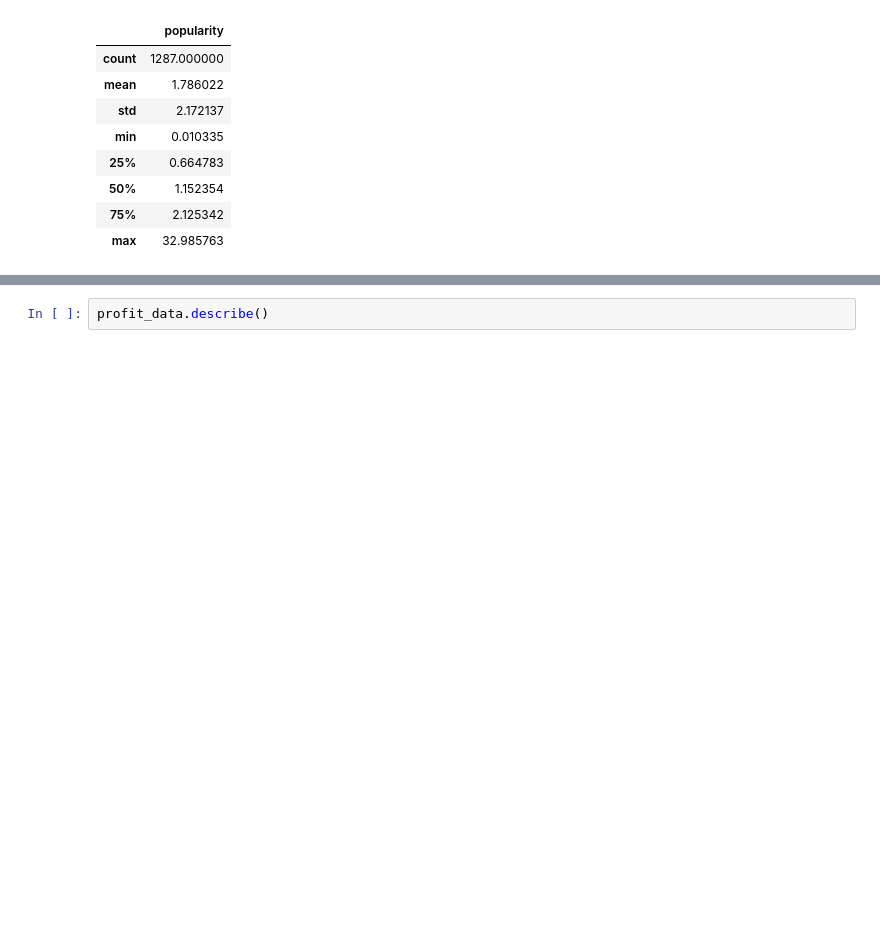
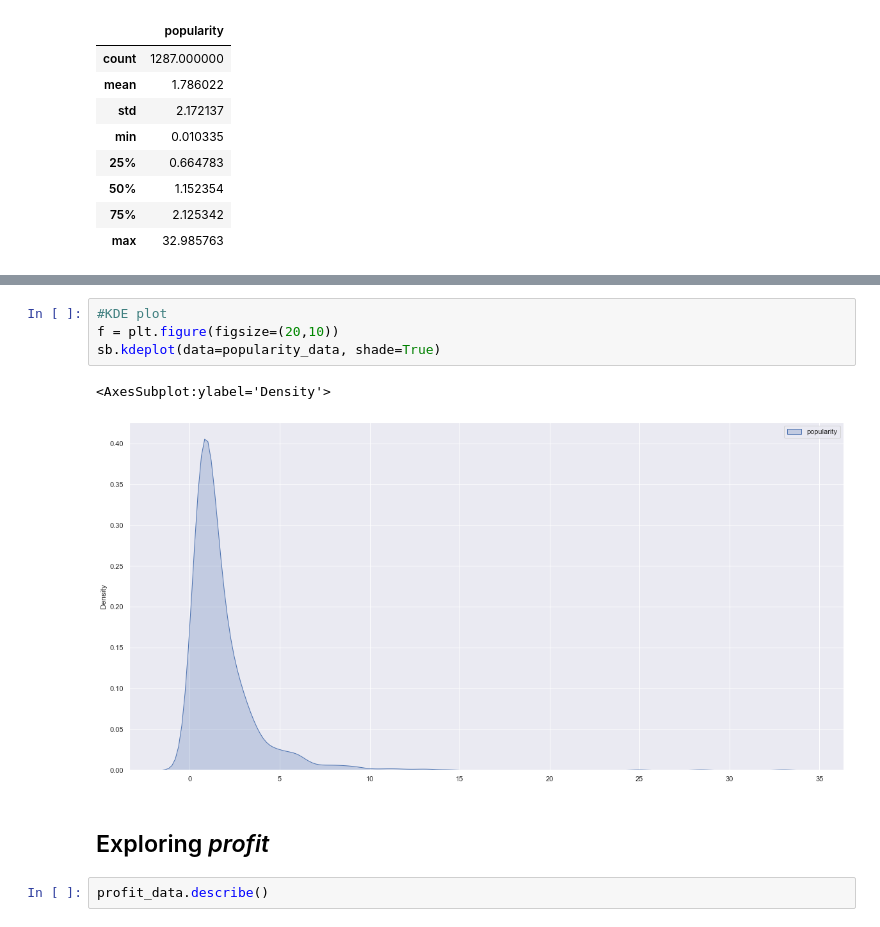
Before and after one commit to liekzhe/SC1015mini_project, a Jupyter notebook: EDA.ipynb, the cells around one changed output, grey strips where cells are left out. Drawn from its saved outputs; the diff is of its cells as text; blank space fills up the shorter version.

```diff
--- a/EDA.ipynb
+++ b/EDA.ipynb
@@ -50,3 +63,12 @@ popularity_data.describe()
+# %%
+#KDE plot
+f = plt.figure(figsize=(20,10))
+sb.kdeplot(data=popularity_data, shade=True)
+# %% [output]
+<AxesSubplot:ylabel='Density'>
+[figure, added]
+# %% [markdown]
+## Exploring *profit*
 # %%
 profit_data.describe()
 # %% [output]
```
Also changed, not shown: parts of 41 cells of this notebook, 2 other files.
